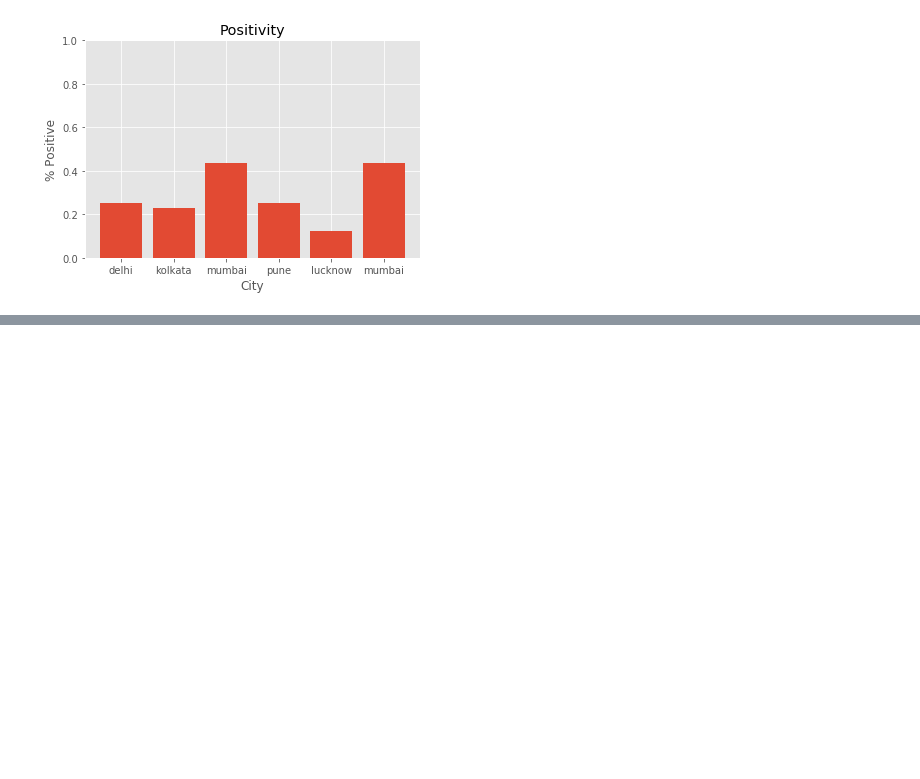
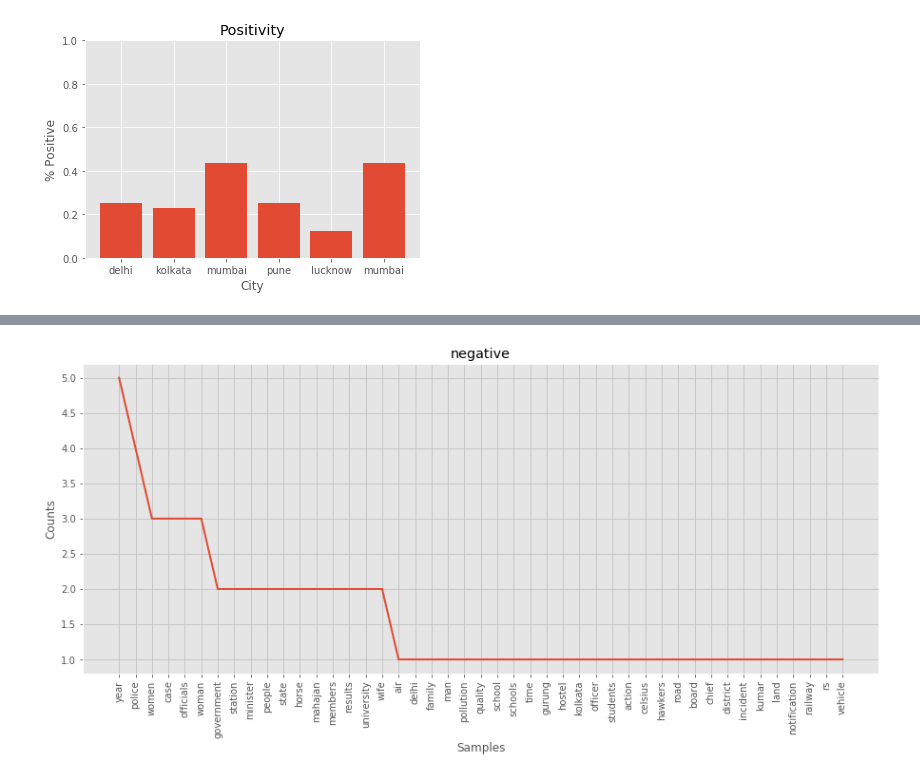
Before and after one commit to aradhyamathur/news_city_sentiment, a Jupyter notebook: news_analysis.ipynb, the cells around one changed output, grey strips where cells are left out. Saved outputs shown, nothing was run; the diff lists cells and outputs as text; code cells hidden in the pictures; blank space fills up the shorter version.

```diff
--- a/news_analysis.ipynb
+++ b/news_analysis.ipynb
@@ -393,0 +543,21 @@ plt.show()
+# %%
+neg_flattened = []
+for part in negative_keys:
+    for word in part:
+        neg_flattened.append(word)
+neg_freq =  {}
+for word in neg_flattened:
+    if word not in neg_freq:
+        neg_freq[word] = 1
+    else:
+        neg_freq[word] += 1
+pos_flattened = []
+for part in positive_keys:
+    for word in part:
+        pos_flattened.append(word)
+pos_freq =  {}
+for word in pos_flattened:
+    if word not in pos_freq:
+        pos_freq[word] = 1
+    else:
+        pos_freq[word] += 1
@@ -393,0 +568,7 @@ plt.show()
+# %%
+tagged = nltk.tag.pos_tag(pos_flattened)
+# print(tagged)
+pos_filtered = [tag[0] for tag in tagged if tag[1][0]=='N']
+tagged = nltk.tag.pos_tag(neg_flattened)
+# print(tagged)
+neg_filtered = [tag[0] for tag in tagged if tag[1][0]=='N']
@@ -393,0 +580,5 @@ plt.show()
+# %%
+neg_dist = FreqDist(neg_filtered)
+neg_dist.plot(title='negative')
+# %% [output]
+[figure, added]
```
Also changed, not shown: parts of 24 cells of this notebook.
